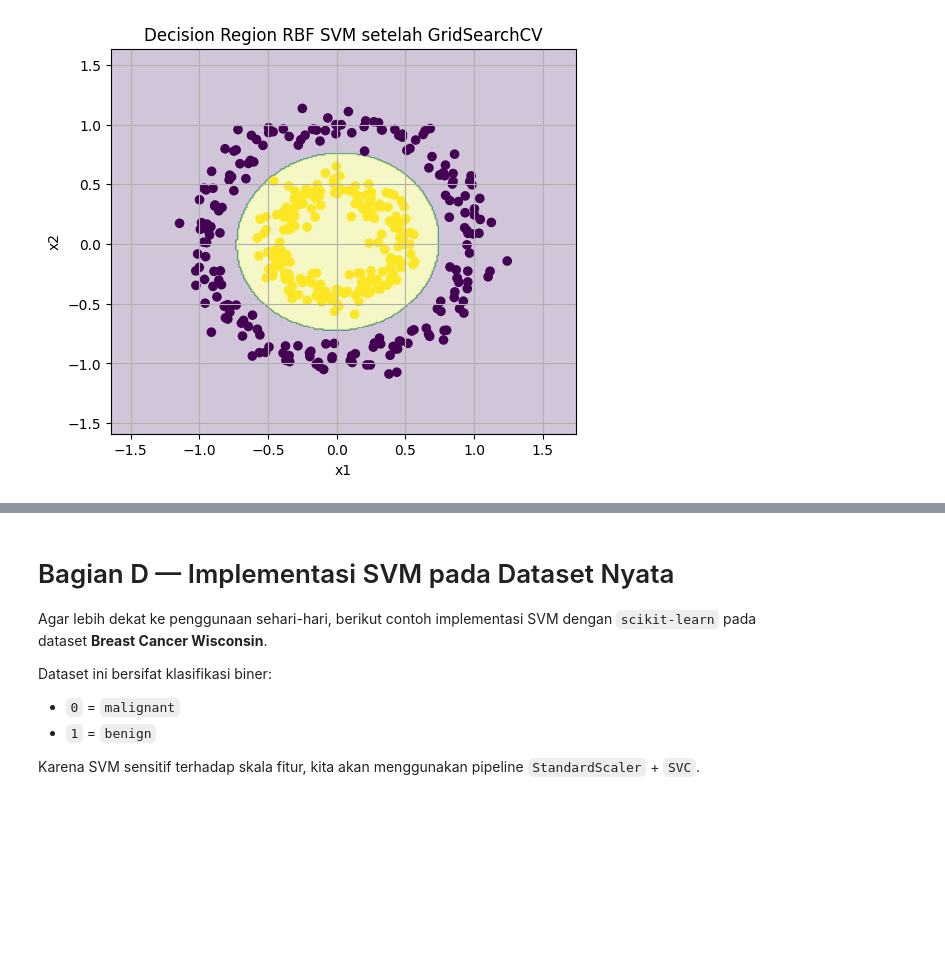
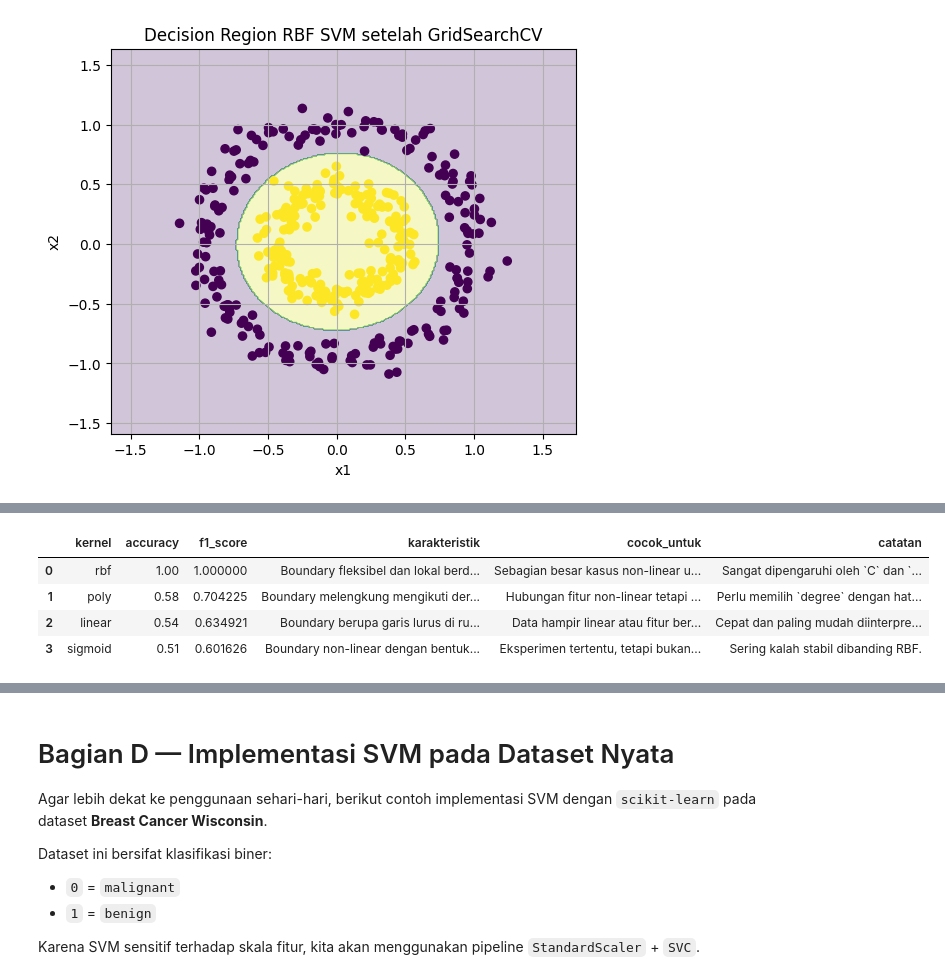
Before and after one commit to rudyhendrawn/data-course, a Jupyter notebook: data-mining/classification/support-vector-machine.ipynb, the cells around one changed output, grey strips where cells are left out. Drawn from its saved outputs; the diff is of its cells as text; code cells hidden in the pictures; blank space fills up the shorter version.

```diff
--- a/data-mining/classification/support-vector-machine.ipynb
+++ b/data-mining/classification/support-vector-machine.ipynb
@@ -741,0 +760,45 @@ weighted avg       1.00      1.00      1.00       100
+# %%
+kernel_usage_notes = pd.DataFrame([
+    {
+        "kernel": "linear",
+        "karakteristik": "Boundary berupa garis lurus di ruang fitur asli.",
+        "cocok_untuk": "Data hampir linear atau fitur berdimensi tinggi.",
+        "catatan": "Cepat dan paling mudah diinterpretasikan."
+    },
+    {
+        "kernel": "poly",
+        "karakteristik": "Boundary melengkung mengikuti derajat polinomial.",
+        "cocok_untuk": "Hubungan fitur non-linear tetapi masih terstruktur.",
+        "catatan": "Perlu memilih `degree` dengan hati-hati."
+    },
+    {
+        "kernel": "rbf",
+        "karakteristik": "Boundary fleksibel dan lokal berdasarkan jarak titik.",
+        "cocok_untuk": "Sebagian besar kasus non-linear umum.",
+        "catatan": "Sangat dipengaruhi oleh `C` dan `gamma`."
+    },
+    {
+        "kernel": "sigmoid",
+        "karakteristik": "Boundary non-linear dengan bentuk mirip aktivasi sigmoid.",
+        "cocok_untuk": "Eksperimen tertentu, tetapi bukan pilihan utama.",
+        "catatan": "Sering kalah stabil dibanding RBF."
+    }
+])
+
+df_kernel_comparison = df_results.merge(kernel_usage_notes, on="kernel")
+df_kernel_comparison = df_kernel_comparison[[
+    "kernel",
+    "accuracy",
+    "f1_score",
+    "karakteristik",
+    "cocok_untuk",
+    "catatan"
+]].sort_values(by="f1_score", ascending=False).reset_index(drop=True)
+
+df_kernel_comparison
+# %% [output]
+|  | kernel | accuracy | f1_score | karakteristik | cocok_untuk | catatan |
+| 0 | rbf | 1.00 | 1.000000 | Boundary fleksibel dan lokal berd... | Sebagian besar kasus non-linear u... | Sangat dipengaruhi oleh `C` dan `... |
+| 1 | poly | 0.58 | 0.704225 | Boundary melengkung mengikuti der... | Hubungan fitur non-linear tetapi ... | Perlu memilih `degree` dengan hat... |
+| 2 | linear | 0.54 | 0.634921 | Boundary berupa garis lurus di ru... | Data hampir linear atau fitur ber... | Cepat dan paling mudah diinterpre... |
+| 3 | sigmoid | 0.51 | 0.601626 | Boundary non-linear dengan bentuk... | Eksperimen tertentu, tetapi bukan... | Sering kalah stabil dibanding RBF. |
```
Also changed, not shown: parts of 12 cells of this notebook.
